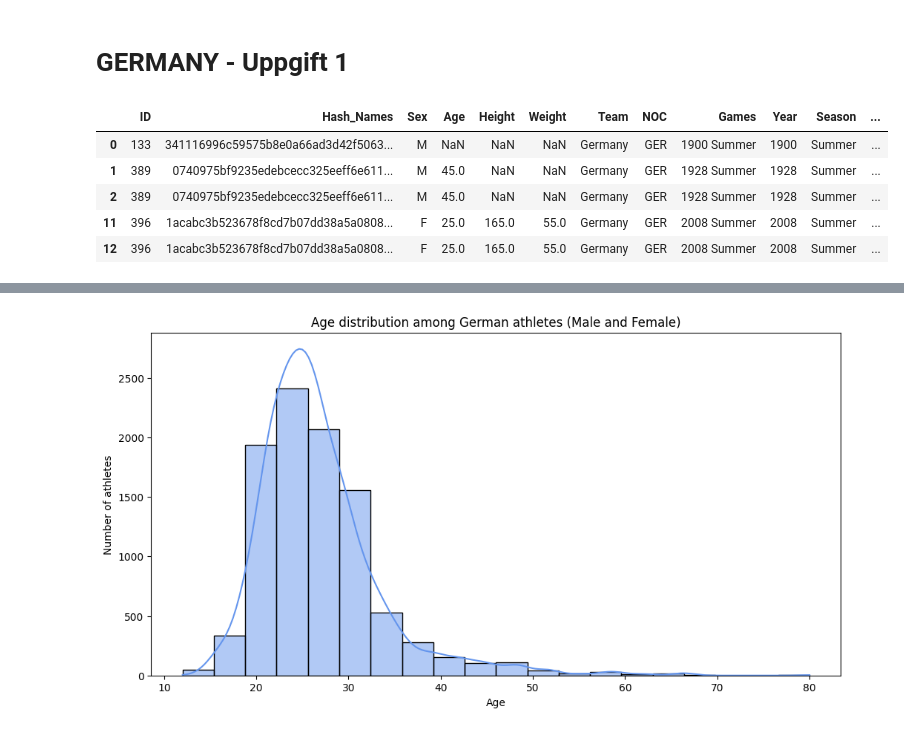
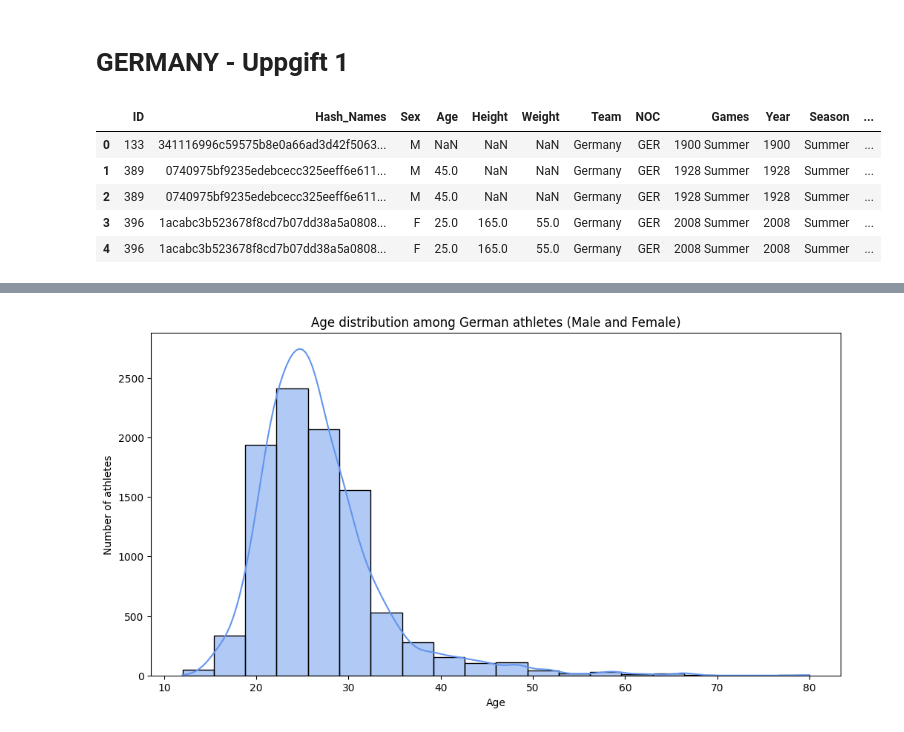
Before and after one commit to SebastianPetersson/Project_OS, a Jupyter notebook: Projekt_OS_Tyskland.ipynb, the cells around one changed output, grey strips where cells are left out. Drawn from its saved outputs; the diff is of its cells as text; code cells hidden in the pictures.

```diff
--- a/Projekt_OS_Tyskland.ipynb
+++ b/Projekt_OS_Tyskland.ipynb
@@ -9,20 +12,15 @@ import hashlib
 olympics = pd.read_csv('athlete_events.csv')
 noc = pd.read_csv('noc_regions.csv')
 # %%
-germany_all = olympics[olympics["NOC"].isin(["GER", "GDR", "FRG"])].copy()
-
-germany_all["Name"] = germany_all["Name"].apply(lambda x: hashlib.sha256(x.encode("utf-8")).hexdigest())
-germany_all = germany_all.rename(columns={"Name": "Hash_Names"}).reset_index(drop = True)
-germany = germany_all[germany_all['NOC'] == "GER"]
-
+germany = Functions.get_germany_with_hashed_names(olympics).reset_index(drop = True)
 germany.head()
 # %% [output]
 |  | ID | Hash_Names | Sex | Age | Height | Weight | Team | NOC | Games | Year | Season | ... |
 | 0 | 133 | 341116996c59575b8e0a66ad3d42f5063... | M | NaN | NaN | NaN | Germany | GER | 1900 Summer | 1900 | Summer | ... |
 | 1 | 389 | 0740975bf9235edebcecc325eeff6e611... | M | 45.0 | NaN | NaN | Germany | GER | 1928 Summer | 1928 | Summer | ... |
 | 2 | 389 | 0740975bf9235edebcecc325eeff6e611... | M | 45.0 | NaN | NaN | Germany | GER | 1928 Summer | 1928 | Summer | ... |
-| 11 | 396 | 1acabc3b523678f8cd7b07dd38a5a0808... | F | 25.0 | 165.0 | 55.0 | Germany | GER | 2008 Summer | 2008 | Summer | ... |
-| 12 | 396 | 1acabc3b523678f8cd7b07dd38a5a0808... | F | 25.0 | 165.0 | 55.0 | Germany | GER | 2008 Summer | 2008 | Summer | ... |
+| 3 | 396 | 1acabc3b523678f8cd7b07dd38a5a0808... | F | 25.0 | 165.0 | 55.0 | Germany | GER | 2008 Summer | 2008 | Summer | ... |
+| 4 | 396 | 1acabc3b523678f8cd7b07dd38a5a0808... | F | 25.0 | 165.0 | 55.0 | Germany | GER | 2008 Summer | 2008 | Summer | ... |
 # %%
 german_medals = germany[(germany["Medal"].notna())]
 medals_per_sport = german_medals.groupby("Sport")["Medal"].count().reset_index()
```
Also changed, not shown: parts of 6 cells of this notebook.
